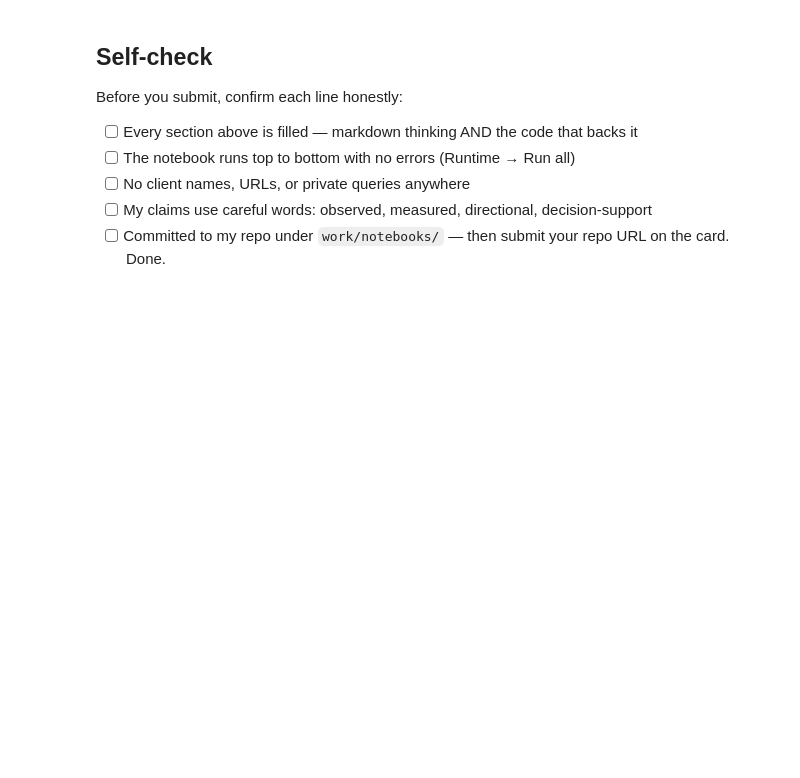
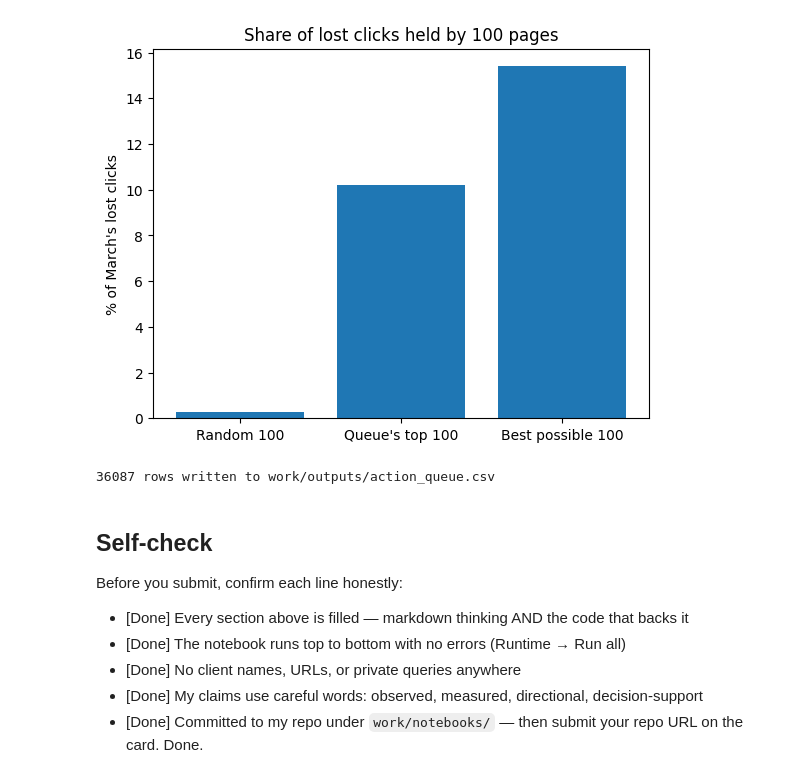
Before and after one commit to AxelYoel/FlyRank-AI-Internship---Axel-Yoel-Chandra, a Jupyter notebook: work/notebooks/w07_action_playbook.ipynb, the cells around one changed output. Drawn from its saved outputs; the diff is of its cells as text; code cells hidden in the pictures; blank space fills up the shorter version.

```diff
--- a/work/notebooks/w07_action_playbook.ipynb
+++ b/work/notebooks/w07_action_playbook.ipynb
@@ -43,0 +304,9 @@ This skeleton is yours to fill. Work the sections **in order** — each one has
+# %%
+# how the older-page list changes with the "new page" cutoff
+cutoff_table = {}
+for d in [20, 30, 60]:
+    g = np.select([q['has_feb'], age_days < 0, age_days < d],
+                  ['ranked', 'not_yet_created', 'new_page'], default='older_page')
+    cutoff_table[d] = pd.Series(g).value_counts().to_dict()
+metrics['cutoff_sensitivity'] = cutoff_table
+print(cutoff_table)
@@ -43,0 +340,14 @@ This skeleton is yours to fill. Work the sections **in order** — each one has
+# %%
+f = q[q['has_feb']].copy()
+base_rates = np.array([0.002811, 0.002353, 0.002226, 0.000748])
+tier_idx = np.select([f['feb_position'] <= 3, f['feb_position'] <= 10,
+                      f['feb_position'] <= 20], [0, 1, 2], default=3)
+
+def top_ids(scale):
+    lost = base_rates[tier_idx] * scale * f['feb_impressions'] - f['feb_clicks']
+    return set(f.loc[lost.nlargest(100).index, 'content_hash_id'])
+
+base_top = top_ids(1.0)
+sens = {s: len(base_top & top_ids(s)) for s in [0.75, 0.9, 1.1, 1.25]}
+print(sens)   # how many of the baseline top 100 survive
+metrics['rate_sensitivity_top100_overlap'] = sens
@@ -44,10 +367,33 @@ This skeleton is yours to fill. Work the sections **in order** — each one has
+# %%
+import matplotlib.pyplot as plt
+os.makedirs('work/outputs', exist_ok=True); os.makedirs('work/figures', exist_ok=True)
+
+out = q[q['unranked_group'] != 'not_yet_created']   # testing-only group left out
+cols = ['rank', 'content_hash_id', 'action_label', 'reason_code', 'unranked_group',
+        'review_note', 'feb_lost_clicks', 'feb_impressions', 'feb_clicks', 'search_volume']
+out.sort_values(['rank', 'search_volume'], ascending=[True, False], na_position='last')[cols] \
+   .to_csv('work/outputs/action_queue.csv', index=False)
+
+with open('work/outputs/queue_metrics.json', 'w') as f:
+    json.dump(metrics, f, indent=2, default=str)
+
+v = [cost_value['random_k_share_expected'], cost_value['queue_top_k_share'],
+     cost_value['best_possible_top_k_share']]
+plt.bar(['Random 100', "Queue's top 100", 'Best possible 100'], [x * 100 for x in v])
+plt.ylabel("% of March's lost clicks"); plt.title('Share of lost clicks held by 100 pages')
+plt.savefig('work/figures/queue_value_top100.png', dpi=150, bbox_inches='tight')
+plt.show()
+print(len(out), "rows written to work/outputs/action_queue.csv")
+# %% [output]
+[figure, added]
+36087 rows written to work/outputs/action_queue.csv
 # %% [markdown]
 ## Self-check
 
 Before you submit, confirm each line honestly:
 
-- [ ] Every section above is filled — markdown thinking AND the code that backs it
-- [ ] The notebook runs top to bottom with no errors (Runtime → Run all)
-- [ ] No client names, URLs, or private queries anywhere
-- [ ] My claims use careful words: observed, measured, directional, decision-support
-- [ ] Committed to my repo under `work/notebooks/` — then submit your repo URL on the card. Done.
+- [Done] Every section above is filled — markdown thinking AND the code that backs it
+- [Done] The notebook runs top to bottom with no errors (Runtime → Run all)
+- [Done] No client names, URLs, or private queries anywhere
+- [Done] My claims use careful words: observed, measured, directional, decision-support
+- [Done] Committed to my repo under `work/notebooks/` — then submit your repo URL on the card. Done.
```
Also changed, not shown: parts of 26 cells of this notebook.
